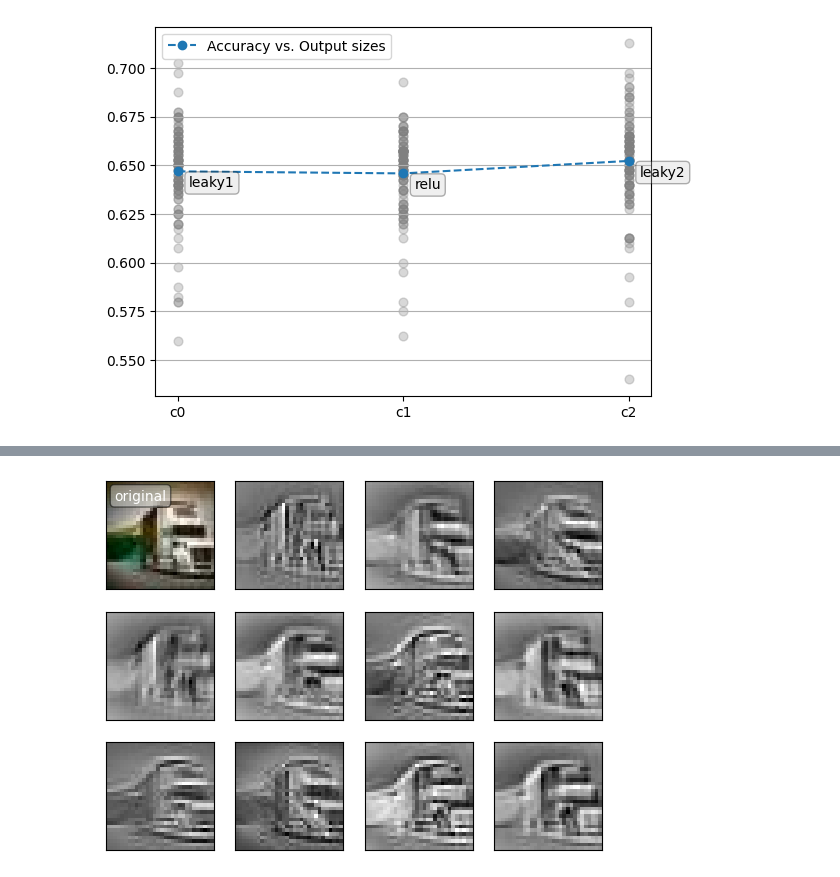
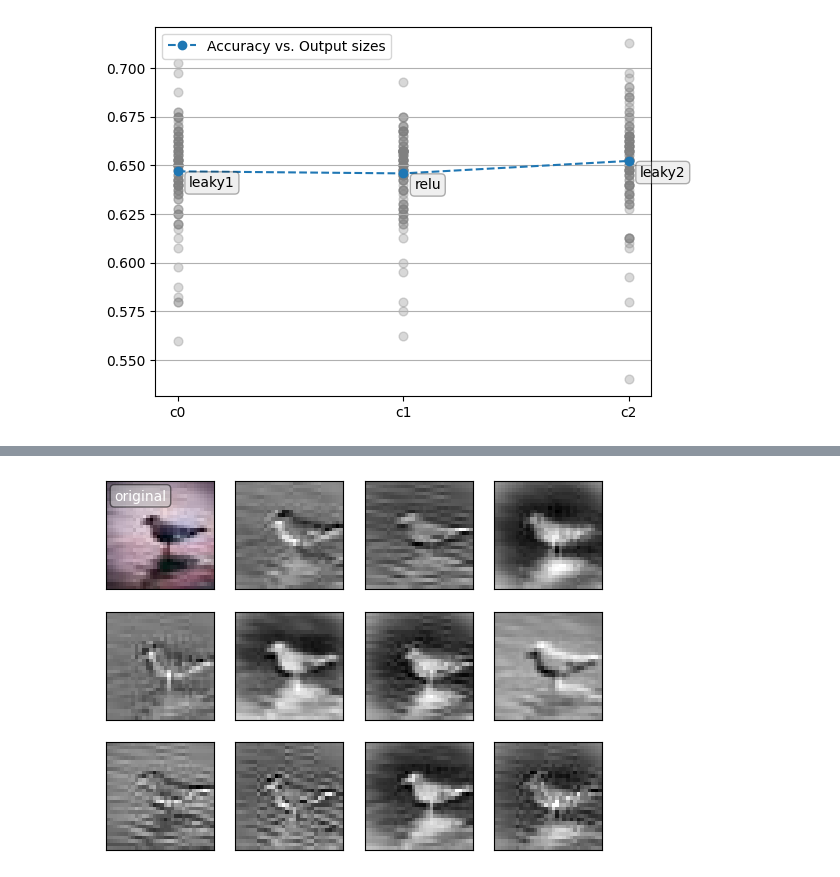
Before and after one commit to fagner02/RealFakeClassification, a Jupyter notebook: project.ipynb, the cells around one changed output, grey strips where cells are left out. Cells and saved outputs as stored; diff of their text form; code cells hidden in the pictures.

```diff
--- a/project.ipynb
+++ b/project.ipynb
@@ -220,4 +194,4 @@ if not os.path.exists('confusion_matrices_tree.npy'):
         np.save(f, np.array(confusion_matrices_tree,dtype=object), allow_pickle=True)
 # %%
 with open('confusion_matrices_tree.npy', 'rb') as f:
-    confusion_matrices_tree = np.load(f, allow_pickle=True)
+    confusion_matrices_tree:list = np.load(f, allow_pickle=True)
@@ -226,30 +197,0 @@ Curva ROC para árvore de decisão
-# %%
-x = [0]
-y = [0]
-
-for confusion_matrice_t in confusion_matrices_tree:
-    matriz = confusion_matrice_t[0]
-
-    for elemento in confusion_matrice_t [1:]:
-        matriz += elemento
-
-    tn, fp, fn, tp = matriz.ravel()
-    x.append(fp/(fp+tn))
-    y.append(tp/(tp+fn))
-
-x.append(1)
-y.append(1)
-
-temp = list(zip(x, y))
-temp = sorted(temp, key=lambda x: x[0])
-temp.reverse()
-x, y = np.array(temp).transpose()
-plt.ylim(0, 1)
-plt.xlim(0, 1)
-plt.plot(x, y, '-o')
-plt.plot([0, 1], [0, 1], '--', color='gray')
-
-plt.xlabel('Taxa de Falsos Positivos')
-plt.ylabel('Taxa de Verdadeiros Positivos')
-plt.title('Curva ROC tree')
-plt.grid(True)
@@ -532,5 +496,5 @@ cnn_model.compile(optimizer=Adamax(), loss=SparseCategoricalCrossentropy(), metr
 if os.path.exists('cnn_model'):
     cnn_model = load_model('cnn_model')
 else:
-    cnn_model.fit(train_x, train_y, epochs=10)
+    cnn_model.fit(train_x, train_y, epochs=3, use_multiprocessing=True, batch_size=64)
     cnn_model.save("cnn_model")
@@ -570,3 +522,3 @@ for i in range(1,10):
 # %%
-feature_maps = Sequential(layers=cnn_model.layers[:1]).predict(test_x[:1])
+feature_maps = Sequential(layers=cnn_model.layers[:1]).predict(test_x[2:3])
 # %% [output]
@@ -574,14 +526,14 @@ feature_maps = Sequential(layers=cnn_model.layers[:1]).predict(test_x[:1])
 # %%
 plt.subplot(3,4,1)
 plt.xticks([])
 plt.yticks([])
-plt.imshow(test_x[0])
+plt.imshow(test_x[2])
 plt.annotate("original",[2,5], color='w', bbox={'boxstyle': 'round', 'fc': '0.8', 'alpha': 0.5})
 
 for i in range(2,13):
     plt.subplot(3,4,i)
     plt.xticks([])
     plt.yticks([])
-    plt.imshow(feature_maps[0][:,:,i-2], cmap='gray')
+    plt.imshow(feature_maps[0][:,:,i+11], cmap='gray')
 # %% [output]
-[figure, old version]
+[figure, new version]
```
Also changed, not shown: parts of 24 cells of this notebook, 1 other file.
